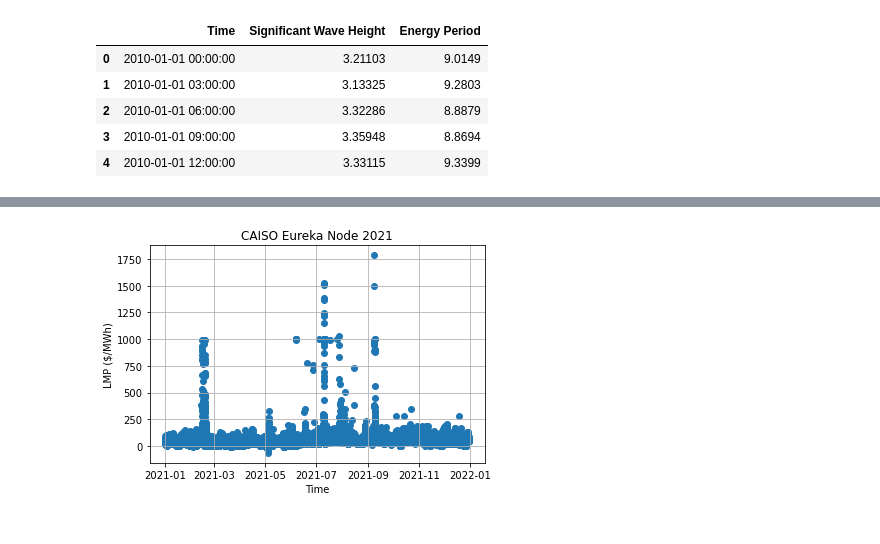
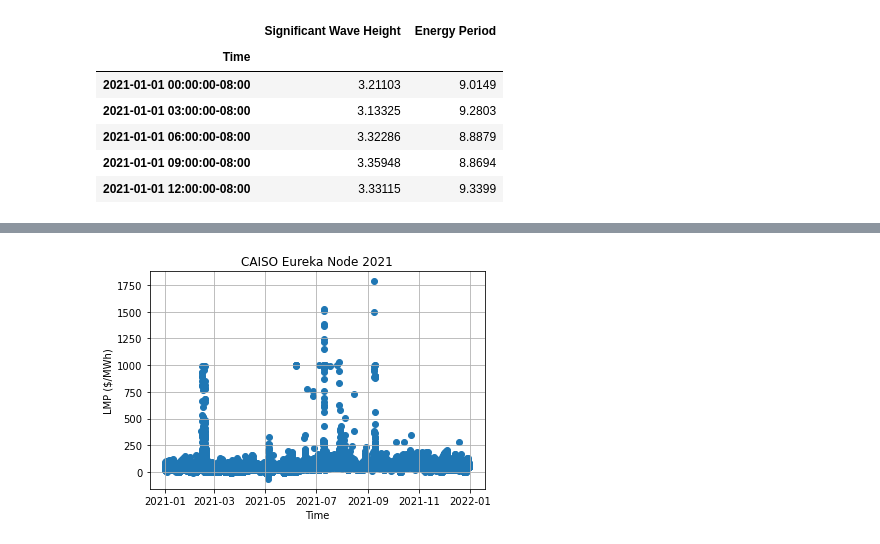
Before and after one commit to rebeccamccabe/wec-econ, a Jupyter notebook: wec-value.ipynb, the cells around one changed output, grey strips where cells are left out. Drawn from its saved outputs; the diff is of its cells as text; code cells hidden in the pictures.

```diff
--- a/wec-value.ipynb
+++ b/wec-value.ipynb
@@ -18,20 +18,22 @@ J = mhkit.wave.resource.energy_flux(wave_data.T,depth) # energy flux, W/m
 # %%
 # SAM wave 3-hourly data
 url = 'https://raw.githubusercontent.com/NREL/SAM/develop/deploy/wave_resource_ts/lat40.84_lon-124.25__2010.csv'
 download = requests.get(url).content
 file = io.StringIO(download.decode('utf-8'))
 parser = lambda y,m,d,H,M: pd.datetime.strptime(f"{y}.{m}.{d}.{H}.{M}", "%Y.%m.%d.%H.%M")
 
 wave_data_2 = pd.read_csv(file, skiprows = 2, parse_dates={"Time":[0,1,2,3,4]}, date_parser=parser)
-wave_data_2 = wave_data_2[['Time','Significant Wave Height','Energy Period']]
+wave_data_2 = wave_data_2[['Time','Significant Wave Height','Energy Period']].set_index("Time")
+wave_data_2.index = wave_data_2.index.tz_localize('US/Pacific') + pd.offsets.DateOffset(years=11) # fake it starting in 2021
 wave_data_2.head()
 # %% [output]
-|  | Time | Significant Wave Height | Energy Period |
-| 0 | 2010-01-01 00:00:00 | 3.21103 | 9.0149 |
-| 1 | 2010-01-01 03:00:00 | 3.13325 | 9.2803 |
-| 2 | 2010-01-01 06:00:00 | 3.32286 | 8.8879 |
-| 3 | 2010-01-01 09:00:00 | 3.35948 | 8.8694 |
-| 4 | 2010-01-01 12:00:00 | 3.33115 | 9.3399 |
+|  | Significant Wave Height | Energy Period |
+| Time |  |  |
+| 2021-01-01 00:00:00-08:00 | 3.21103 | 9.0149 |
+| 2021-01-01 03:00:00-08:00 | 3.13325 | 9.2803 |
+| 2021-01-01 06:00:00-08:00 | 3.32286 | 8.8879 |
+| 2021-01-01 09:00:00-08:00 | 3.35948 | 8.8694 |
+| 2021-01-01 12:00:00-08:00 | 3.33115 | 9.3399 |
 # %%
 # Wave energy time series calculation
 rho = 1025
```
Also changed, not shown: parts of 7 cells of this notebook.
